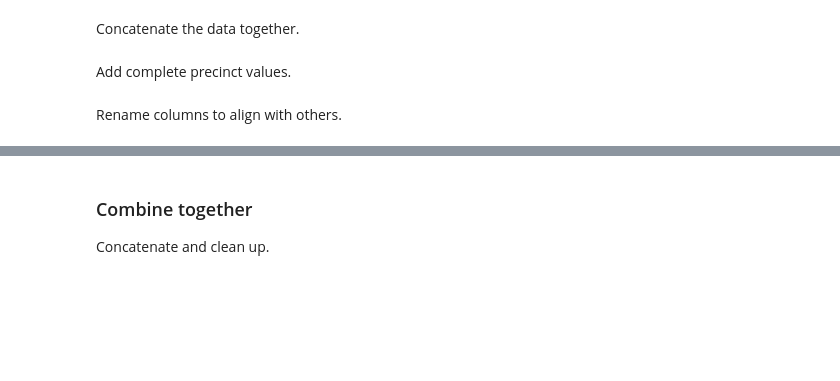
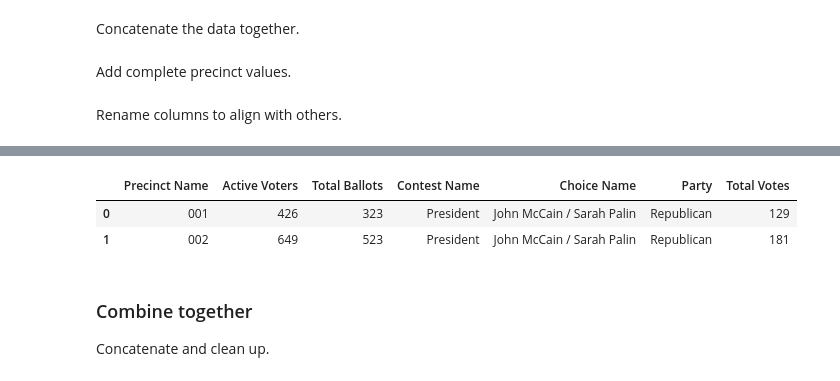
Before and after one commit to BoulderPublicData/Election-Results, a Jupyter notebook: Cleaning.ipynb, the cells around one changed output, grey strips where cells are left out. Cells and saved outputs as stored; diff of their text form; code cells hidden in the pictures; blank space fills up the shorter version.

```diff
--- a/Cleaning.ipynb
+++ b/Cleaning.ipynb
@@ -932,0 +1034,9 @@ sov10_df.head(2)
+# %%
+sov08_contests_concat_d = {
+    'President':sov08_president,
+    'United States Senator':sov08_senator
+}
+
+for _contest,_results_l in sov08_contests_d.items():
+    if _contest not in sov08_contests_concat_d.keys():
+        sov08_contests_concat_d[_contest] = pd.concat(_results_l)
@@ -933,3 +1101,30 @@ sov10_df.head(2)
+# %%
+# Rename columns
+sov08_df.rename(
+    columns = {
+        'Precinct':'Precinct Name',
+        'Total Ballots Cast':'Total Ballots',
+        'Registered Voters':'Active Voters',
+    },
+    inplace=True
+)
+
+# Subset to common columns
+sov08_df = sov08_df.reindex(columns=common_cols)
+
+# Write common columns to disk
+sov08_df.to_csv(
+    boco_cleaned_path + '2008-general-sov.csv',
+    index = False,
+    encoding='utf8'
+)
+
+# Inspect
+sov08_df.head(2)
+# %% [output]
+|  | Precinct Name | Active Voters | Total Ballots | Contest Name | Choice Name | Party | Total Votes |
+| 0 | 001 | 426 | 323 | President | John McCain / Sarah Palin | Republican | 129 |
+| 1 | 002 | 649 | 523 | President | John McCain / Sarah Palin | Republican | 181 |
 # %% [markdown]
 ### Combine together
 Concatenate and clean up.
```
Also changed, not shown: parts of 49 cells of this notebook, 3 other files.
